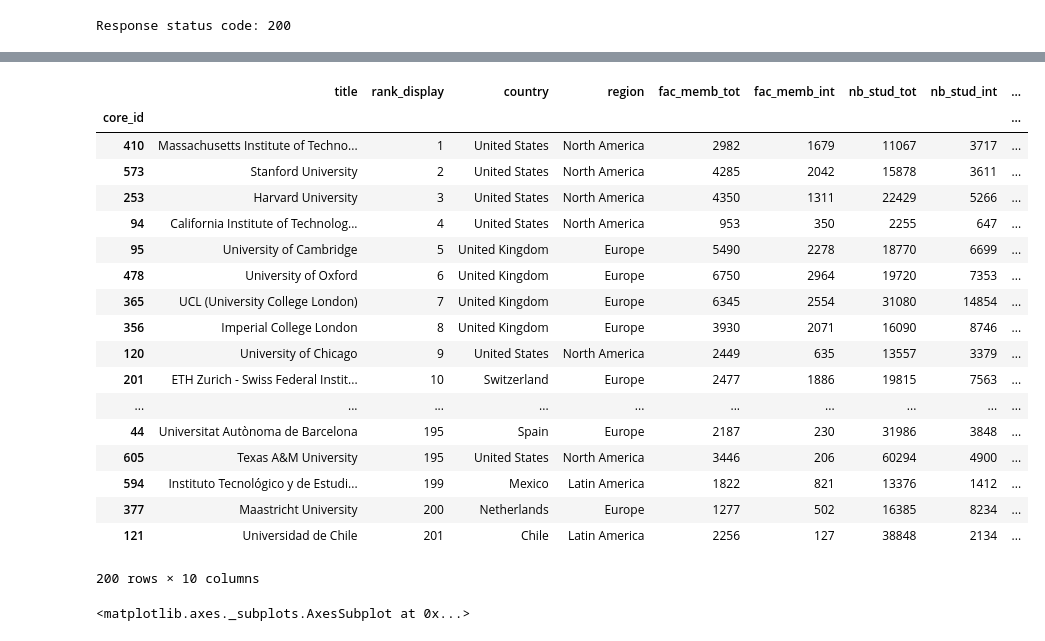
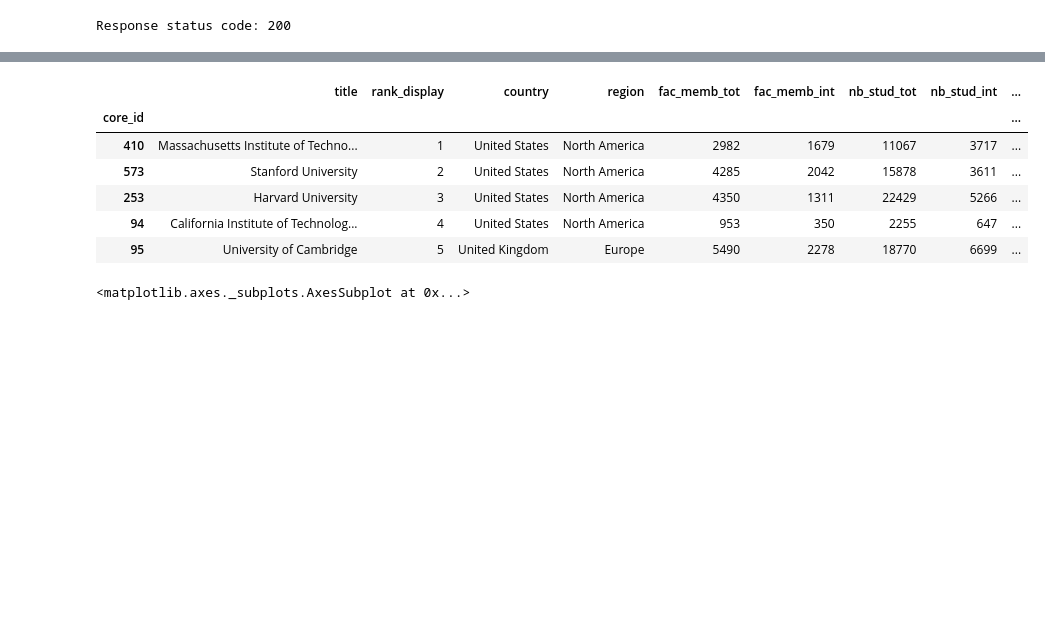
Before and after one commit to LucaZampieri/ADA_homework_LMX, a Jupyter notebook: 02 - Data from the Web/Xavi.ipynb, the cells around one changed output, grey strips where cells are left out. Saved outputs shown, nothing was run; the diff lists cells and outputs as text; code cells hidden in the pictures; blank space fills up the shorter version.

```diff
--- a/02 - Data from the Web/Xavi.ipynb
+++ b/02 - Data from the Web/Xavi.ipynb
@@ -152,39 +140,25 @@ nb_stud_int1 = pd.DataFrame.from_dict(nb_stud_int).replace({r'\n': ''}, regex=Tr
 # %%
 # Concatenate the different dataframes
 details_df = pd.concat([fac_memb_tot1, fac_memb_int1, nb_stud_tot1, nb_stud_int1], axis=1)
 details_df.set_index(rank_df.index, inplace=True)
 qs_df = pd.concat([rank_df, details_df], axis=1)
 qs_df.drop(['url'], axis=1, inplace=True)
 
 # Delete the = in rank_display
 qs_df.rank_display = qs_df.rank_display.replace({r'=': ''}, regex=True).apply(pd.to_numeric).astype(int)
 
 # Create the faculty members ratio and number of students ratio
 qs_df['fac_memb_ratio'] = qs_df.fac_memb_tot / qs_df.nb_stud_tot
 qs_df['int_stud_ratio'] = qs_df.nb_stud_int / qs_df.nb_stud_tot
-qs_df
-
-# To do, treat -99 (unknowns)
+qs_df.head(5)
 # %% [output]
 |  | title | rank_display | country | region | fac_memb_tot | fac_memb_int | nb_stud_tot | nb_stud_int | ... |
 | core_id |  |  |  |  |  |  |  |  | ... |
 | 410 | Massachusetts Institute of Techno... | 1 | United States | North America | 2982 | 1679 | 11067 | 3717 | ... |
 | 573 | Stanford University | 2 | United States | North America | 4285 | 2042 | 15878 | 3611 | ... |
 | 253 | Harvard University | 3 | United States | North America | 4350 | 1311 | 22429 | 5266 | ... |
 | 94 | California Institute of Technolog... | 4 | United States | North America | 953 | 350 | 2255 | 647 | ... |
 | 95 | University of Cambridge | 5 | United Kingdom | Europe | 5490 | 2278 | 18770 | 6699 | ... |
-| 478 | University of Oxford | 6 | United Kingdom | Europe | 6750 | 2964 | 19720 | 7353 | ... |
-| 365 | UCL (University College London) | 7 | United Kingdom | Europe | 6345 | 2554 | 31080 | 14854 | ... |
-| 356 | Imperial College London | 8 | United Kingdom | Europe | 3930 | 2071 | 16090 | 8746 | ... |
-| 120 | University of Chicago | 9 | United States | North America | 2449 | 635 | 13557 | 3379 | ... |
-| 201 | ETH Zurich - Swiss Federal Instit... | 10 | Switzerland | Europe | 2477 | 1886 | 19815 | 7563 | ... |
-| ... | ... | ... | ... | ... | ... | ... | ... | ... | ... |
-| 44 | Universitat Autònoma de Barcelona | 195 | Spain | Europe | 2187 | 230 | 31986 | 3848 | ... |
-| 605 | Texas A&M University | 195 | United States | North America | 3446 | 206 | 60294 | 4900 | ... |
-| 594 | Instituto Tecnológico y de Estudi... | 199 | Mexico | Latin America | 1822 | 821 | 13376 | 1412 | ... |
-| 377 | Maastricht University | 200 | Netherlands | Europe | 1277 | 502 | 16385 | 8234 | ... |
-| 121 | Universidad de Chile | 201 | Chile | Latin America | 2256 | 127 | 38848 | 2134 | ... |
-200 rows × 10 columns
 # %%
 # Create a new feature: Total number of people in campus
 qs_df['total_stud_facmemb'] = qs_df.fac_memb_tot + qs_df.nb_stud_tot
```
Also changed, not shown: parts of 4 cells of this notebook, 1 other file.
